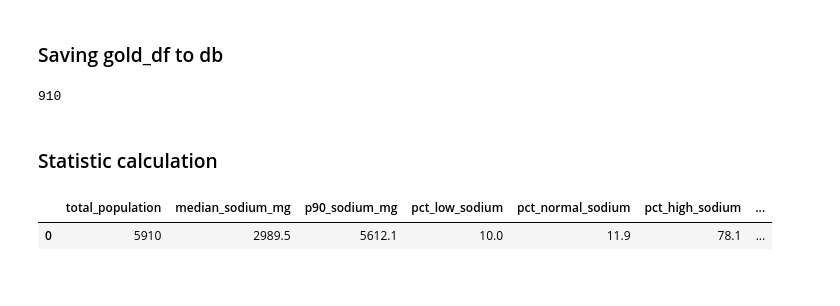
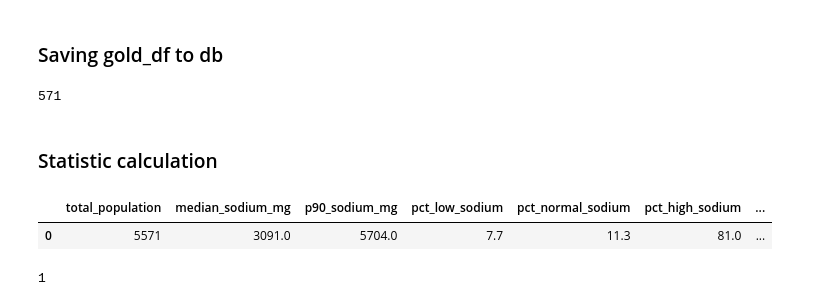
Before and after one commit to PrzybyszB/PubChat, a Jupyter notebook: notebooks/jupyter.ipynb, the cells around one changed output. Drawn from its saved outputs; the diff is of its cells as text; code cells hidden in the pictures.

```diff
--- a/notebooks/jupyter.ipynb
+++ b/notebooks/jupyter.ipynb
@@ -161,7 +166,7 @@ silver_df = silver_day_1.merge(silver_demo, on="SEQN", how="left")
 silver_df["age_group"] = pd.cut(
     silver_df["RIDAGEYR"],
     bins=[0, 2, 19, 39, 65, 120],
-    labels=["infant", "child/youth", "young adult", "mature adults", "senior"]
+    labels=["0-2", "3-19", "20-39", "40-65", "65+"]
 )
 
 # I determine flag for too low kcal < 800, too high kcal > 5500 and normal between 800 - 5500
@@ -209,7 +200,8 @@ quality_silver_data = silver_df[
     (silver_df["DR1DRSTZ"] == 1) &
     (silver_df["DR1MRESP"].isin([1, 2, 3])) &
     (silver_df["DR1HELP"] == 12) &
-    (silver_df["kcal_flag"] == "normal_kcal")
+    (silver_df["kcal_flag"] == "normal_kcal") &
+    (silver_df['age_group'] != "0-2")
 ].copy()
 # %% [markdown]
 ### Gold layer for exploartion data
@@ -247,28 +255,37 @@ gold_df.to_sql(
     if_exists="replace"
 )
 # %% [output]
-910
+571
 # %% [markdown]
 ### Statistic calculation
 # %%
 gold_cohort_stats_2 = pd.DataFrame([{
     "total_population": gold_df["SEQN"].count(),
 
     "median_sodium_mg": gold_df["DR1TSODI"].median(),
     "p90_sodium_mg": gold_df["DR1TSODI"].quantile(0.90),
     "pct_low_sodium": gold_df["is_low_sodium"].mean() * 100,
     "pct_normal_sodium": gold_df["is_normal_sodium"].mean() * 100,
     "pct_high_sodium": gold_df["is_high_sodium"].mean() * 100,
 
-    "median_fiber_mg": gold_df["DR1TFIBE"].median(),
-    "p90_fiber_mg": gold_df["DR1TFIBE"].quantile(0.90),
+    "median_fiber_g": gold_df["DR1TFIBE"].median(),
+    "p90_fiber_g": gold_df["DR1TFIBE"].quantile(0.90),
     "pct_low_fiber": gold_df["is_low_fiber"].mean() * 100,
     "pct_normal_fiber": gold_df["is_normal_fiber"].mean() * 100,
     "pct_high_fiber": gold_df["is_high_fiber"].mean() * 100
 }])
 
 gold_cohort_stats_2 = gold_cohort_stats_2.round(1)
 gold_cohort_stats_2
 # %% [output]
 |  | total_population | median_sodium_mg | p90_sodium_mg | pct_low_sodium | pct_normal_sodium | pct_high_sodium | ... |
-| 0 | 5910 | 2989.5 | 5612.1 | 10.0 | 11.9 | 78.1 | ... |
+| 0 | 5571 | 3091.0 | 5704.0 | 7.7 | 11.3 | 81.0 | ... |
+# %%
+gold_cohort_stats_2.to_sql(
+    "gold_stats",
+    engine,
+    index=False,
+    if_exists="replace"
+)
+# %% [output]
+1
```
Also changed, not shown: parts of 3 cells of this notebook, 5 other files.
